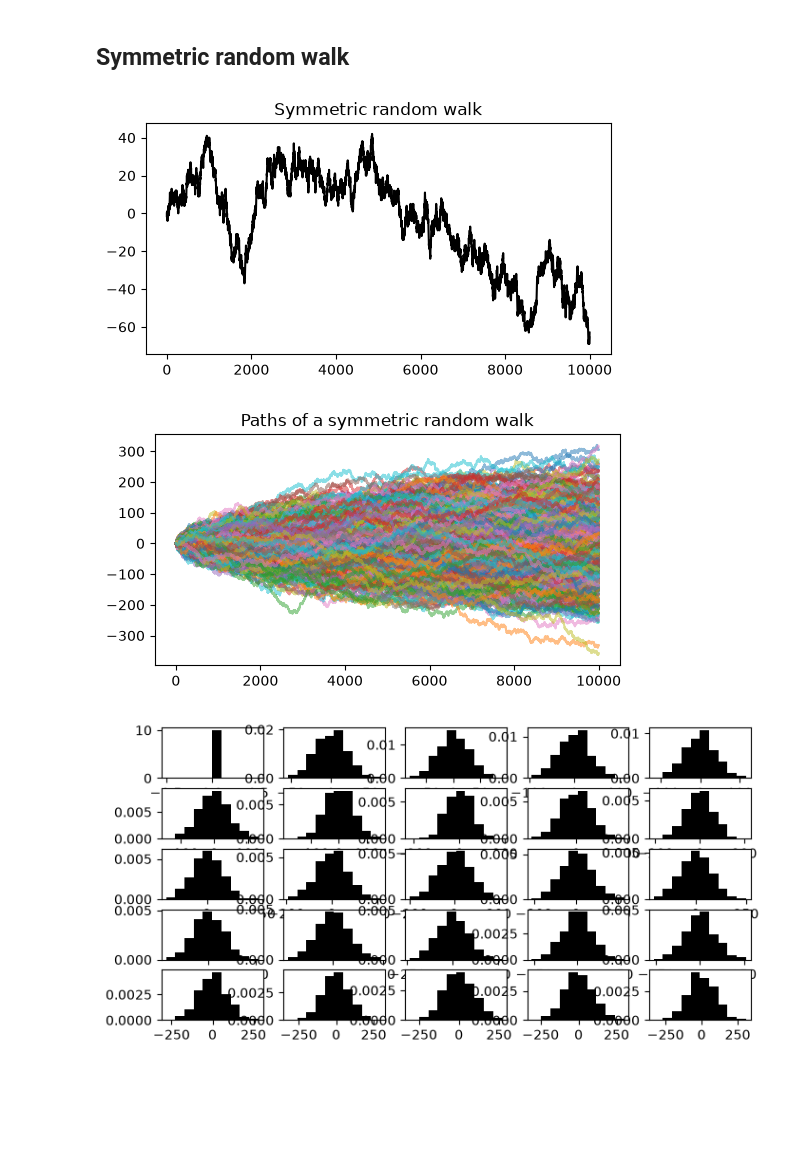
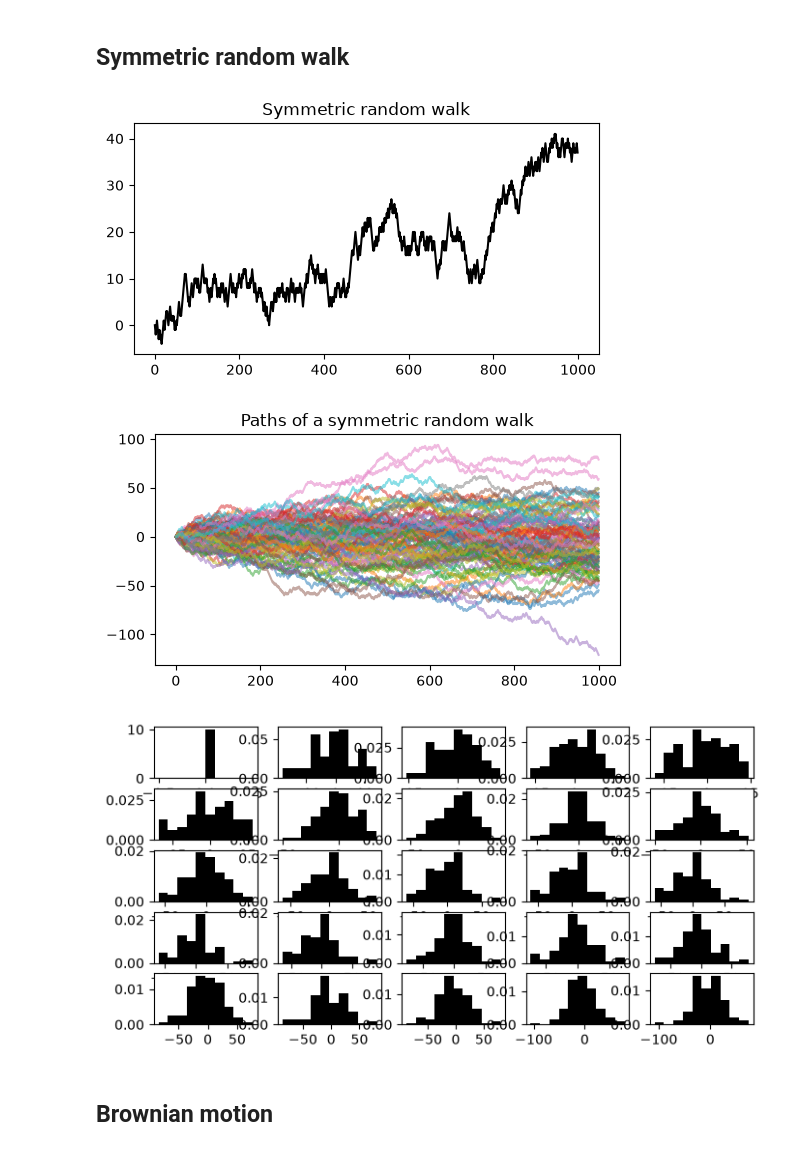
Before and after one commit to istmarc/ten-notebooks, a Jupyter notebook: notebooks/18.Process.ipynb, the cells around one changed output. Saved outputs shown, nothing was run; the diff lists cells and outputs as text; code cells hidden in the pictures; blank space fills up the shorter version.

```diff
--- a/notebooks/18.Process.ipynb
+++ b/notebooks/18.Process.ipynb
@@ -9,7 +9,7 @@ import statsmodels.api as sm
 # %% [markdown]
 ## Symmetric random walk
 # %%
-n = 10000
+n = 1000
 s = ten.process.random_walk(n)
 # %%
 fig, axes = plt.subplots(figsize = (6, 3))
@@ -17,9 +17,9 @@ plt.plot(s, color = "black")
 plt.title("Symmetric random walk")
 plt.show()
 # %% [output]
-[figure, old version]
+[figure, new version]
 # %%
-t = 1000
+t = 100
 S = [None]*t
 for i in range(t):
     S[i] = ten.process.random_walk(n)
@@ -30,7 +30,7 @@ for i in range(t):
 plt.title("Paths of a symmetric random walk")
 plt.show()
 # %% [output]
-[figure, old version]
+[figure, new version]
 # %%
 C = [None]*n
 for i in range(n):
@@ -41,10 +41,12 @@ for i in range(t):
 # %%
 fig, axes = plt.subplots(5, 5, figsize = (8, 4))
 k = 0
 for i in range(5):
     for j in range(5):
         axes[i,j].hist(C[k], density = True, color = "black")
-        k += 400
+        k += n // 25
 plt.show()
 # %% [output]
-[figure, old version]
+[figure, new version]
+# %% [markdown]
+## Brownian motion
```
Also changed, not shown: parts of 10 cells of this notebook.
